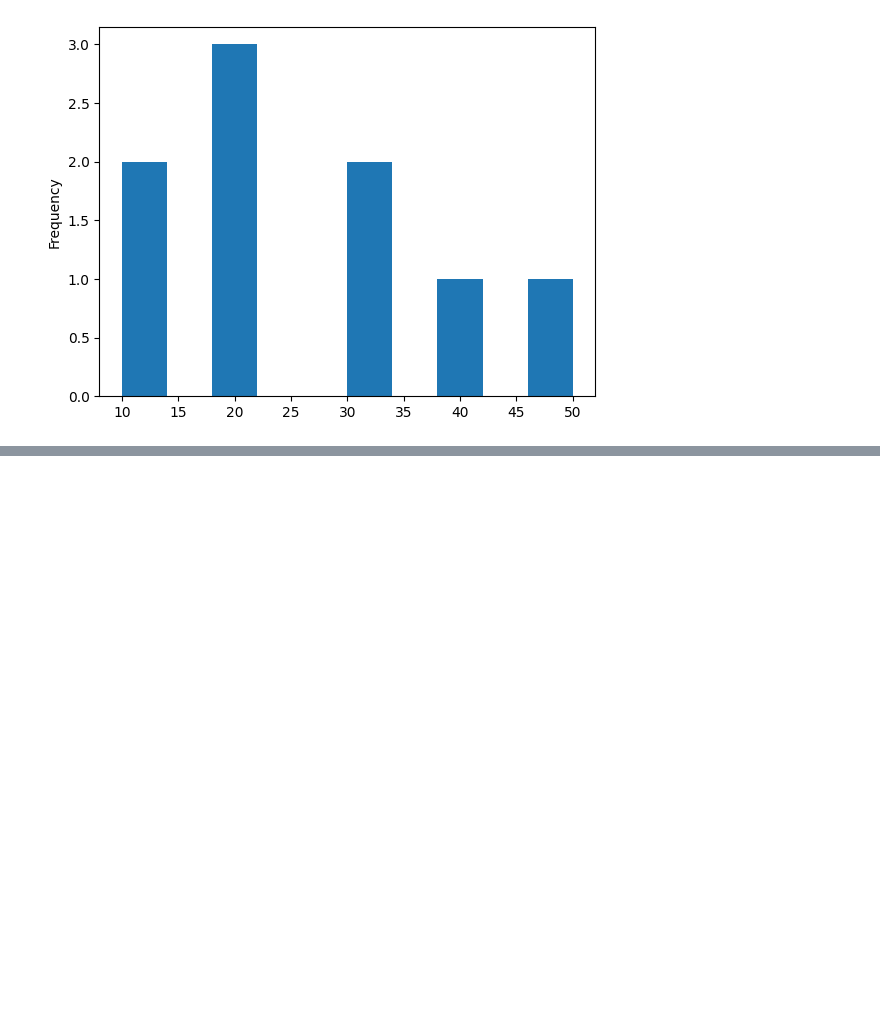
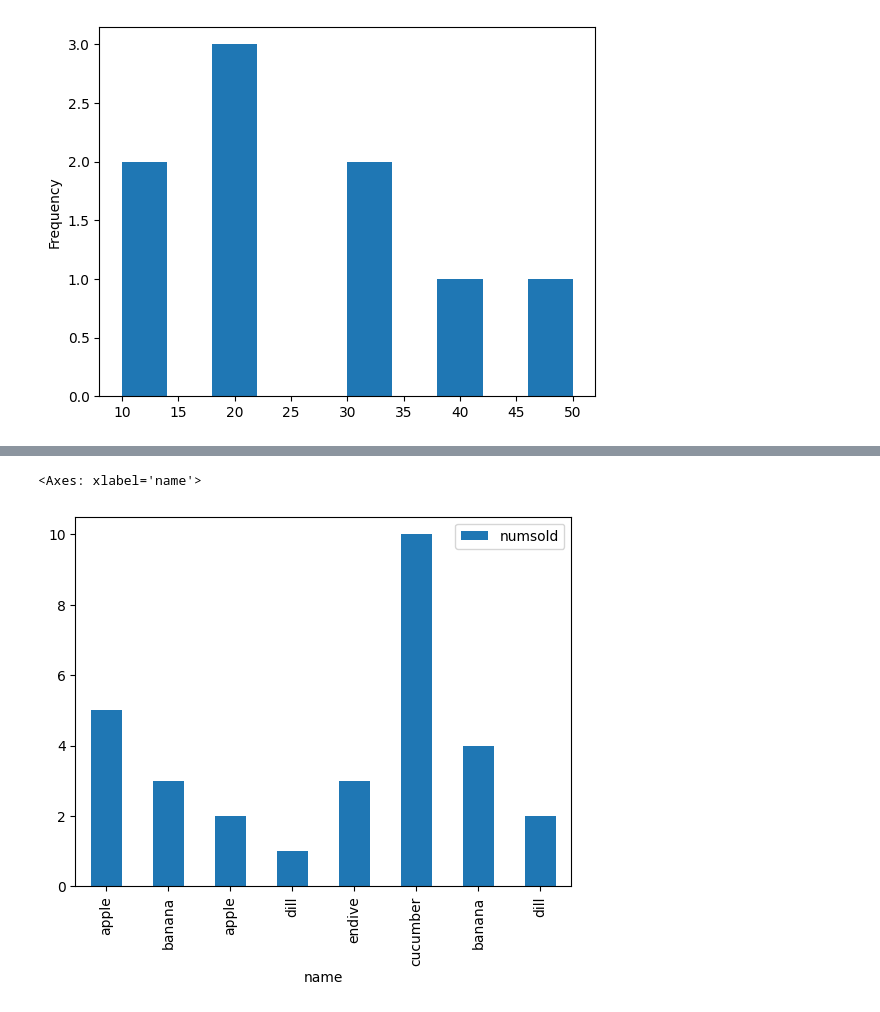
Before and after one commit to reuven/oreilly-2025-05May-pandas, a Jupyter notebook: OReilly - 2025-05May-19.ipynb, the cells around one changed output, grey strips where cells are left out. Drawn from its saved outputs; the diff is of its cells as text; code cells hidden in the pictures; blank space fills up the shorter version.

```diff
--- a/OReilly - 2025-05May-19.ipynb
+++ b/OReilly - 2025-05May-19.ipynb
@@ -1445,0 +1467,5 @@ These are all pk
+# %%
+sales.set_index('name').plot.bar()
+# %% [output]
+<Axes: xlabel='name'>
+[figure, added]
```
Also changed, not shown: parts of 6 cells of this notebook.
